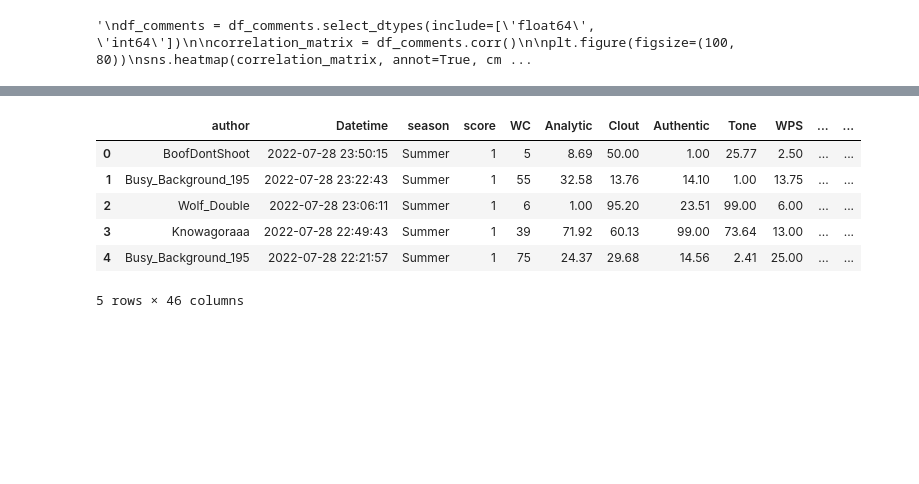
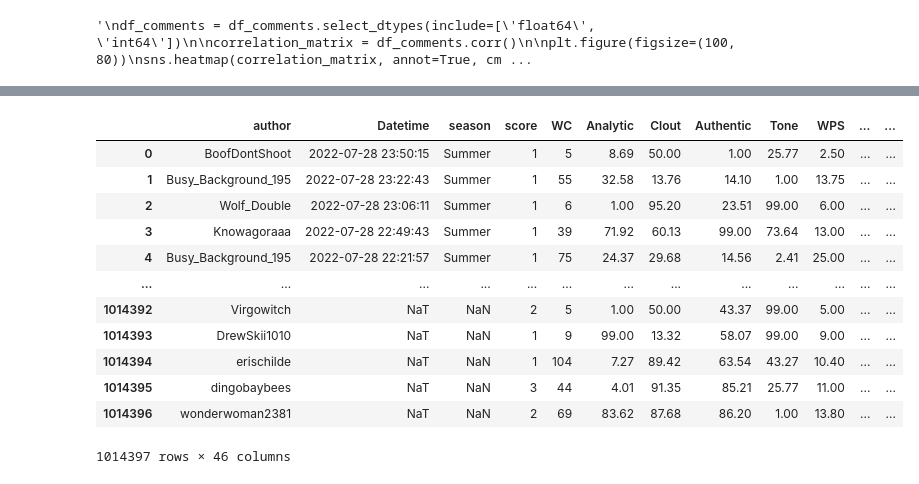
Before and after one commit to uyehaa/Applied-Analytics-Project, a Jupyter notebook: project1.ipynb, the cells around one changed output, grey strips where cells are left out. Saved outputs shown, nothing was run; the diff lists cells and outputs as text; code cells hidden in the pictures; blank space fills up the shorter version.

```diff
--- a/project1.ipynb
+++ b/project1.ipynb
@@ -65,5 +65,8 @@ plt.show()
 '''
 # %% [output]
 '\ndf_comments = df_comments.select_dtypes(include=[\'float64\', \'int64\'])\n\ncorrelation_matrix = df_comments.corr()\n\nplt.figure(figsize=(100, 80))\nsns.heatmap(correlation_matrix, annot=True, cm ...
+# %%
+df_comments = df_comments[['author', 'created_utc','score', 'WC', 'Analytic', 'Clout', 'Authentic', 'Tone', 'WPS', 'Sixltr', 'Dic', 'pronoun', 'ppron', 'ipron', 'adverb', 'negate', 'verb', 'adj', 'compare', 'number', 'affect', 'posemo', 'negemo', 'anx', 'anger', 'sad', 'percept', 'feel', 'bio', 'health', 'sexual', 'ingest', 'risk', 'work', 'leisure', 'home', 'money', 'relig', 'death', 'informal', 'swear', 'netspeak', 'assent', 'nonflu', 'filler']]
+df_submissions = df_submissions[['author', 'title', 'created_utc','score', 'WC', 'Analytic', 'Clout', 'Authentic', 'Tone', 'pronoun', 'article', 'auxverb', 'adverb', 'conj', 'verb', 'adj', 'posemo', 'negemo', 'anx', 'anger', 'sad', 'percept','cogproc', 'focuspast', 'focuspresent', 'focusfuture', 'work','informal','QMark']]
 # %%
 #only using numerical values for heatmap
@@ -83,3 +84,0 @@ plt.show()
-# %%
-df_comments = df_comments[['author', 'created_utc','score', 'WC', 'Analytic', 'Clout', 'Authentic', 'Tone', 'WPS', 'Sixltr', 'Dic', 'pronoun', 'ppron', 'ipron', 'adverb', 'negate', 'verb', 'adj', 'compare', 'number', 'affect', 'posemo', 'negemo', 'anx', 'anger', 'sad', 'percept', 'feel', 'bio', 'health', 'sexual', 'ingest', 'risk', 'work', 'leisure', 'home', 'money', 'relig', 'death', 'informal', 'swear', 'netspeak', 'assent', 'nonflu', 'filler']]
-df_submissions = df_submissions[['author', 'title', 'created_utc','score', 'WC', 'Analytic', 'Clout', 'Authentic', 'Tone', 'pronoun', 'article', 'auxverb', 'adverb', 'conj', 'verb', 'adj', 'posemo', 'negemo', 'anx', 'anger', 'sad', 'cogproc', 'focuspast', 'focuspresent', 'focusfuture', 'work','informal','QMark']]
@@ -115,15 +126,21 @@ df_comments['season'] = pd.cut(df_comments['Datetime'].dt.dayofyear, bins=season
 df_submissions.insert(3, 'season', df_submissions.pop('season'))
 df_comments.insert(2, 'season', df_comments.pop('season'))
 # %%
-df_comments.head()
+df_comments
 # %% [output]
 |  | author | Datetime | season | score | WC | Analytic | Clout | Authentic | Tone | WPS | ... | ... |
 | 0 | BoofDontShoot | 2022-07-28 23:50:15 | Summer | 1 | 5 | 8.69 | 50.00 | 1.00 | 25.77 | 2.50 | ... | ... |
 | 1 | Busy_Background_195 | 2022-07-28 23:22:43 | Summer | 1 | 55 | 32.58 | 13.76 | 14.10 | 1.00 | 13.75 | ... | ... |
 | 2 | Wolf_Double | 2022-07-28 23:06:11 | Summer | 1 | 6 | 1.00 | 95.20 | 23.51 | 99.00 | 6.00 | ... | ... |
 | 3 | Knowagoraaa | 2022-07-28 22:49:43 | Summer | 1 | 39 | 71.92 | 60.13 | 99.00 | 73.64 | 13.00 | ... | ... |
 | 4 | Busy_Background_195 | 2022-07-28 22:21:57 | Summer | 1 | 75 | 24.37 | 29.68 | 14.56 | 2.41 | 25.00 | ... | ... |
+| ... | ... | ... | ... | ... | ... | ... | ... | ... | ... | ... | ... | ... |
+| 1014392 | Virgowitch | NaT | NaN | 2 | 5 | 1.00 | 50.00 | 43.37 | 99.00 | 5.00 | ... | ... |
+| 1014393 | DrewSkii1010 | NaT | NaN | 1 | 9 | 99.00 | 13.32 | 58.07 | 99.00 | 9.00 | ... | ... |
+| 1014394 | erischilde | NaT | NaN | 1 | 104 | 7.27 | 89.42 | 63.54 | 43.27 | 10.40 | ... | ... |
+| 1014395 | dingobaybees | NaT | NaN | 3 | 44 | 4.01 | 91.35 | 85.21 | 25.77 | 11.00 | ... | ... |
+| 1014396 | wonderwoman2381 | NaT | NaN | 2 | 69 | 83.62 | 87.68 | 86.20 | 1.00 | 13.80 | ... | ... |
-5 rows × 46 columns
+1014397 rows × 46 columns
 # %%
 df_submissions.head()
 # %% [output]
```
Also changed, not shown: parts of 4 cells of this notebook.
